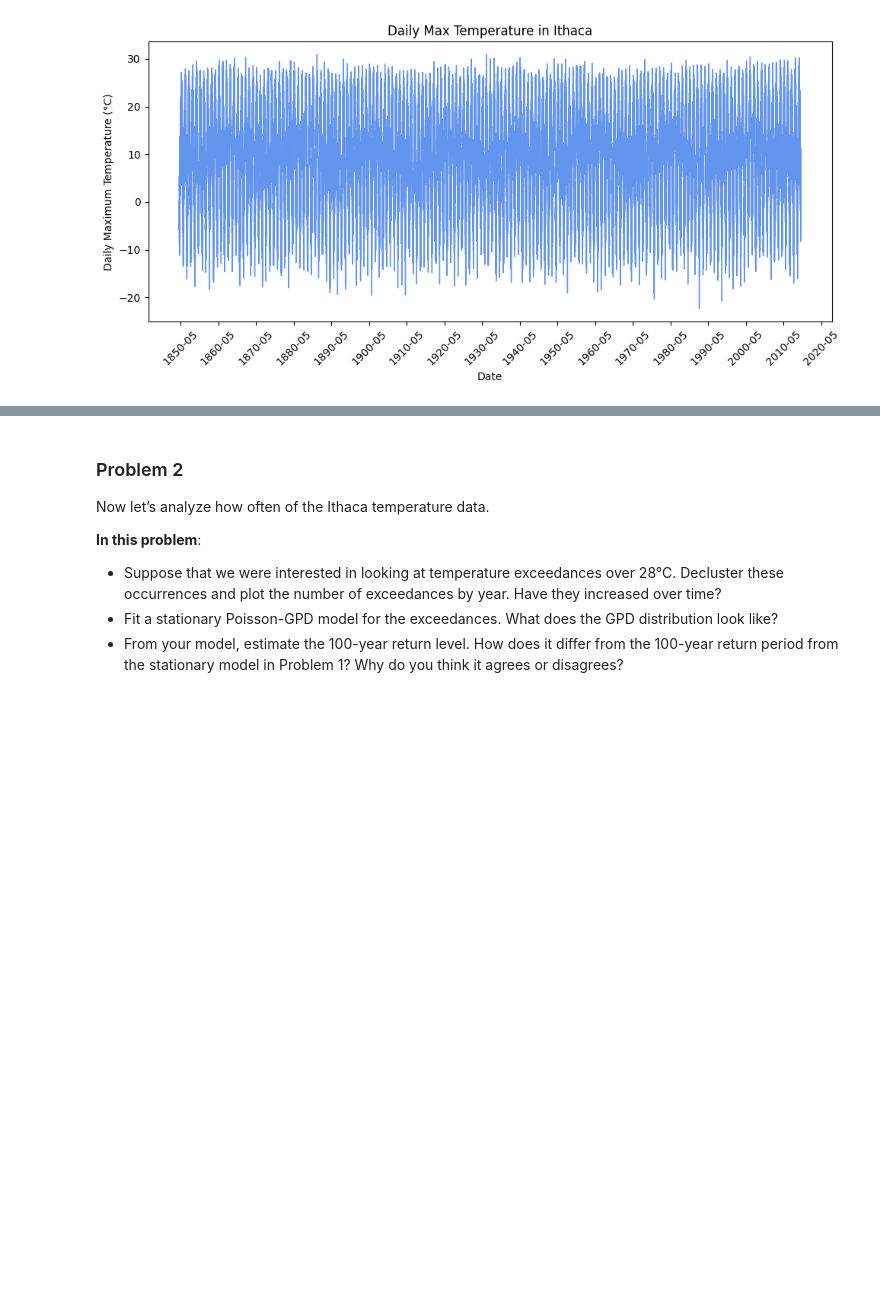
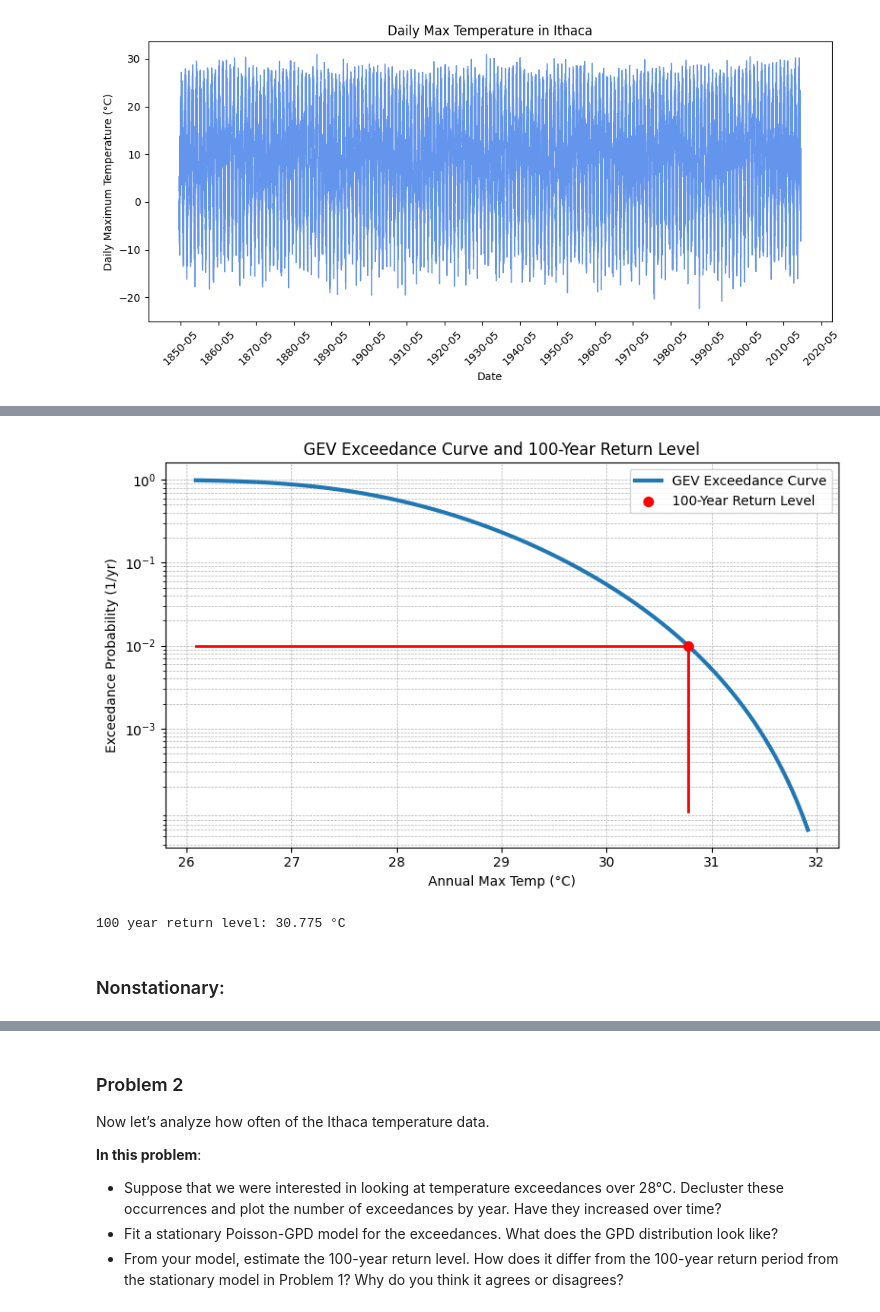
Before and after one commit to BEE4850-SP25/hw05-mcallen14, a Jupyter notebook: hw05.ipynb, the cells around one changed output, grey strips where cells are left out. Drawn from its saved outputs; the diff is of its cells as text; code cells hidden in the pictures; blank space fills up the shorter version.

```diff
--- a/hw05.ipynb
+++ b/hw05.ipynb
@@ -115,0 +224,41 @@ plt.show()
+# %%
+# GEV CDF function (SciPy convention)
+def gevcdf(x):
+    return genextreme.cdf(x, c_hat, loc=loc_hat, scale=scale_hat)
+
+# 100-year return level (i.e., quantile at 0.99)
+rl_100 = genextreme.ppf(0.99, c_hat, loc=loc_hat, scale=scale_hat)
+
+# Exceedance probabilities
+x_vals = np.arange(min_val, max_val + 0.01, 0.01)
+exceedance_probs = 1 - gevcdf(x_vals)
+
+# Plot exceedance curve
+plt.figure(figsize=(8, 5))
+plt.plot(x_vals, exceedance_probs, lw=3, label='GEV Exceedance Curve')
+
+
+# Add horizontal line at 0.01 and vertical line at the 100-year return level
+# Horizontal line at y=0.01 (red)
+plt.plot(np.arange(np.min(x_vals), rl_100, 0.01), [0.01]*len(np.arange(np.min(x_vals), rl_100, 0.01)), color='red', lw=2)
+# Vertical line at rl_100 (red) with logarithmic scale for y-axis
+plt.plot([rl_100]*len(np.arange(-4, -2 + 0.01, 0.01)), 10**np.arange(-4.0, -2.0 + 0.01, 0.01), color='red', lw=2)
+# Scatter plot the return level
+plt.scatter([rl_100], [0.01], color='red', s=50, zorder=5, label='100-Year Return Level')
+# Axis scaling and labels
+plt.yscale('log')
+plt.yticks(10.0**np.arange(-3.0, 0.1, 1.0), labels=[f"$10^{{{int(e)}}}$" for e in np.arange(-3, 1)])
+plt.xlabel("Annual Max Temp (°C)")
+plt.ylabel("Exceedance Probability (1/yr)")
+plt.title("GEV Exceedance Curve and 100-Year Return Level")
+plt.legend()
+plt.grid(True, which='both', ls='--', lw=0.5)
+plt.tight_layout()
+plt.show()
+
+print(f'100 year return level: {round(rl_100,round_to)} °C')
+# %% [output]
+[figure, added]
+100 year return level: 30.775 °C
+# %% [markdown]
+### Nonstationary:
```
Also changed, not shown: parts of 27 cells of this notebook.
